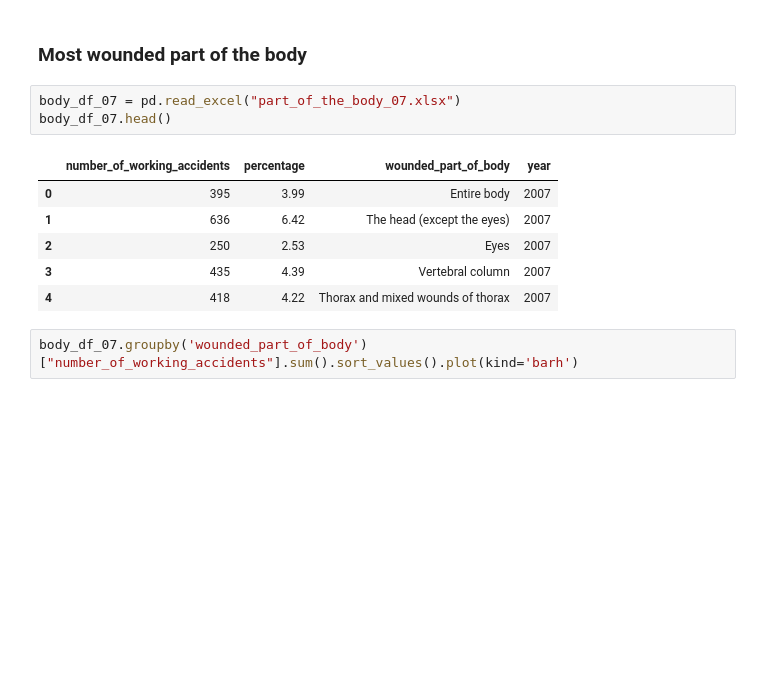
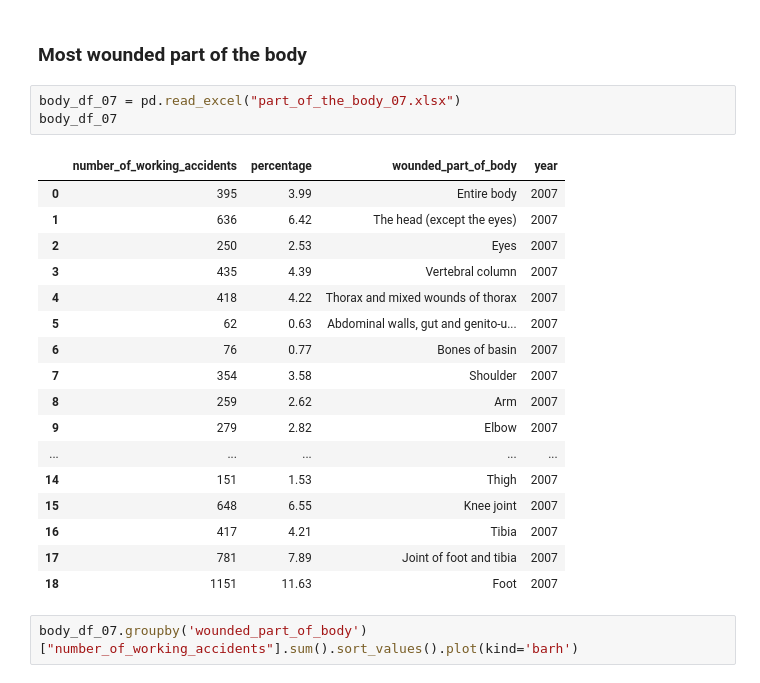
Before and after one commit to 2109Sot/studio-projects, a Jupyter notebook: code/accidents_at_work/Accidents_at_work_basic_info.ipynb, the cells around one changed output. Saved outputs shown, nothing was run; the diff lists cells and outputs as text; blank space fills up the shorter version.

```diff
--- a/code/accidents_at_work/Accidents_at_work_basic_info.ipynb
+++ b/code/accidents_at_work/Accidents_at_work_basic_info.ipynb
@@ -155,14 +166,25 @@ age_df_07.groupby('ages')['number_of_working_accidents'].sum().sort_values().plo
 ### Most wounded part of the body
 # %%
 body_df_07 = pd.read_excel("part_of_the_body_07.xlsx")
-body_df_07.head()
+body_df_07
 # %% [output]
 |  | number_of_working_accidents | percentage | wounded_part_of_body | year |
 | 0 | 395 | 3.99 | Entire body | 2007 |
 | 1 | 636 | 6.42 | The head (except the eyes) | 2007 |
 | 2 | 250 | 2.53 | Eyes | 2007 |
 | 3 | 435 | 4.39 | Vertebral column | 2007 |
 | 4 | 418 | 4.22 | Thorax and mixed wounds of thorax | 2007 |
+| 5 | 62 | 0.63 | Abdominal walls, gut and genito-u... | 2007 |
+| 6 | 76 | 0.77 | Bones of basin | 2007 |
+| 7 | 354 | 3.58 | Shoulder | 2007 |
+| 8 | 259 | 2.62 | Arm | 2007 |
+| 9 | 279 | 2.82 | Elbow | 2007 |
+| ... | ... | ... | ... | ... |
+| 14 | 151 | 1.53 | Thigh | 2007 |
+| 15 | 648 | 6.55 | Knee joint | 2007 |
+| 16 | 417 | 4.21 | Tibia | 2007 |
+| 17 | 781 | 7.89 | Joint of foot and tibia | 2007 |
+| 18 | 1151 | 11.63 | Foot | 2007 |
 # %%
 body_df_07.groupby('wounded_part_of_body')["number_of_working_accidents"].sum().sort_values().plot(kind='barh')
 # %% [output]
```
Also changed, not shown: parts of 1 cell of this notebook, 9 other files.
